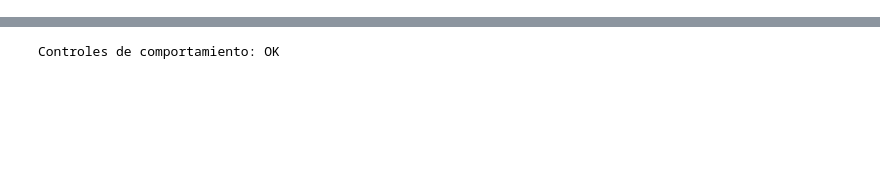
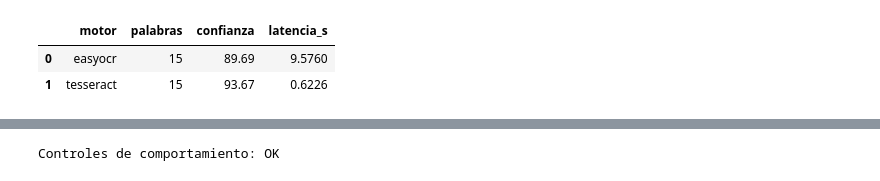
Before and after one commit to dvdm12/TI-support-RAG, a Jupyter notebook: notebooks/ti_support.ipynb, the cells around one changed output, grey strips where cells are left out. Saved outputs shown, nothing was run; the diff lists cells and outputs as text; code cells hidden in the pictures; blank space fills up the shorter version.

```diff
--- a/notebooks/ti_support.ipynb
+++ b/notebooks/ti_support.ipynb
@@ -524,0 +338,83 @@ Los casos se ejecutaron con exito
+# %%
+
+from PIL import Image, ImageDraw, ImageFont
+
+positive_ocr_path = PROJECT_ROOT / "docs" / "multimodal" / "ocr_smoke_test.png"
+positive_ocr_path.parent.mkdir(parents=True, exist_ok=True)
+
+image = Image.new("RGB", (1200, 450), "white")
+draw = ImageDraw.Draw(image)
+
+font_candidates = [
+    "/usr/share/fonts/truetype/dejavu/DejaVuSans.ttf",
+    "/usr/share/fonts/truetype/liberation2/LiberationSans-Regular.ttf",
+]
+font_path = next((p for p in font_candidates if Path(p).exists()), None)
+font = ImageFont.truetype(font_path, 42) if font_path else None
+
+for y, line in zip(
+    (70, 180, 290),
+    (
+        "Mesa de Ayuda TI",
+        "El equipo no tiene conexion a la red",
+        "Error de red",
+    ),
+):
+    draw.text((60, y), line, fill="black", font=font)
+
+image.save(positive_ocr_path)
+
+ocr_smoke_results = []
+
+for engine in OCR_ENGINES:
+    started = time.perf_counter()
+
+    try:
+        strategy = OCRFactory.create(engine)
+        extractor = OCRExtractor(strategy)
+        ocr_result = extractor.extract(positive_ocr_path)
+
+        ocr_smoke_results.append({
+            "motor": engine,
+            "palabras": ocr_result.word_count,
+            "confianza": ocr_result.ocr_confidence,
+            "latencia_s": round(time.perf_counter() - started, 4),
+            "texto": ocr_result.text,
+            "resultado": ocr_result,
+        })
+
+    except Exception as error:
+        ocr_smoke_results.append({
+            "motor": engine,
+            "palabras": None,
+            "confianza": None,
+            "latencia_s": round(time.perf_counter() - started, 4),
+            "texto": None,
+            "resultado": None,
+            "error": str(error),
+        })
+
+df_ocr = pd.DataFrame(
+    [
+        {
+            "motor": item["motor"],
+            "palabras": item["palabras"],
+            "confianza": item["confianza"],
+            "latencia_s": item["latencia_s"],
+        }
+        for item in ocr_smoke_results
+    ]
+)
+
+display(df_ocr)
+
+for item in ocr_smoke_results:
+    print(f"\n=== {item['motor']} ===")
+    if item["texto"] is not None:
+        print(item["texto"])
+    else:
+        print("ERROR:", item.get("error"))
+# %% [output]
+|  | motor | palabras | confianza | latencia_s |
+| 0 | easyocr | 15 | 89.69 | 9.5760 |
+| 1 | tesseract | 15 | 93.67 | 0.6226 |
```
Also changed, not shown: parts of 64 cells of this notebook, 2 other files.
